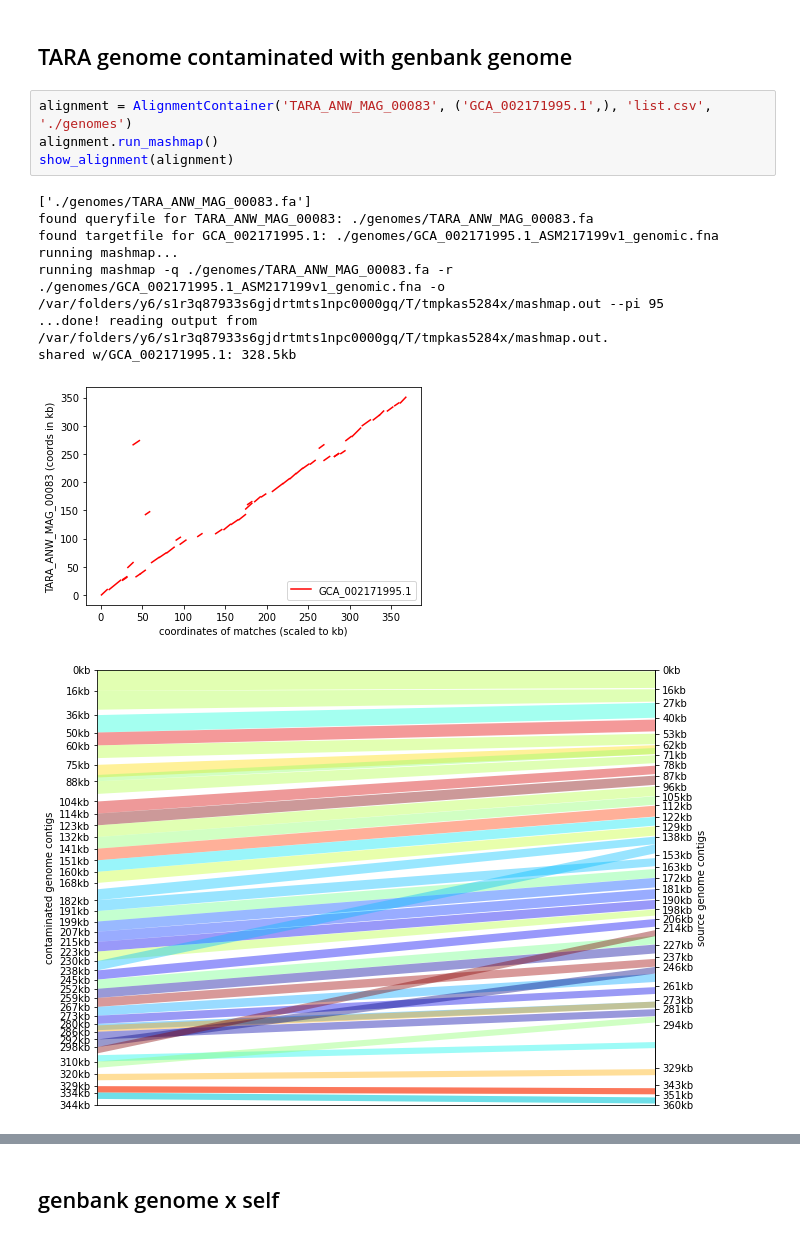
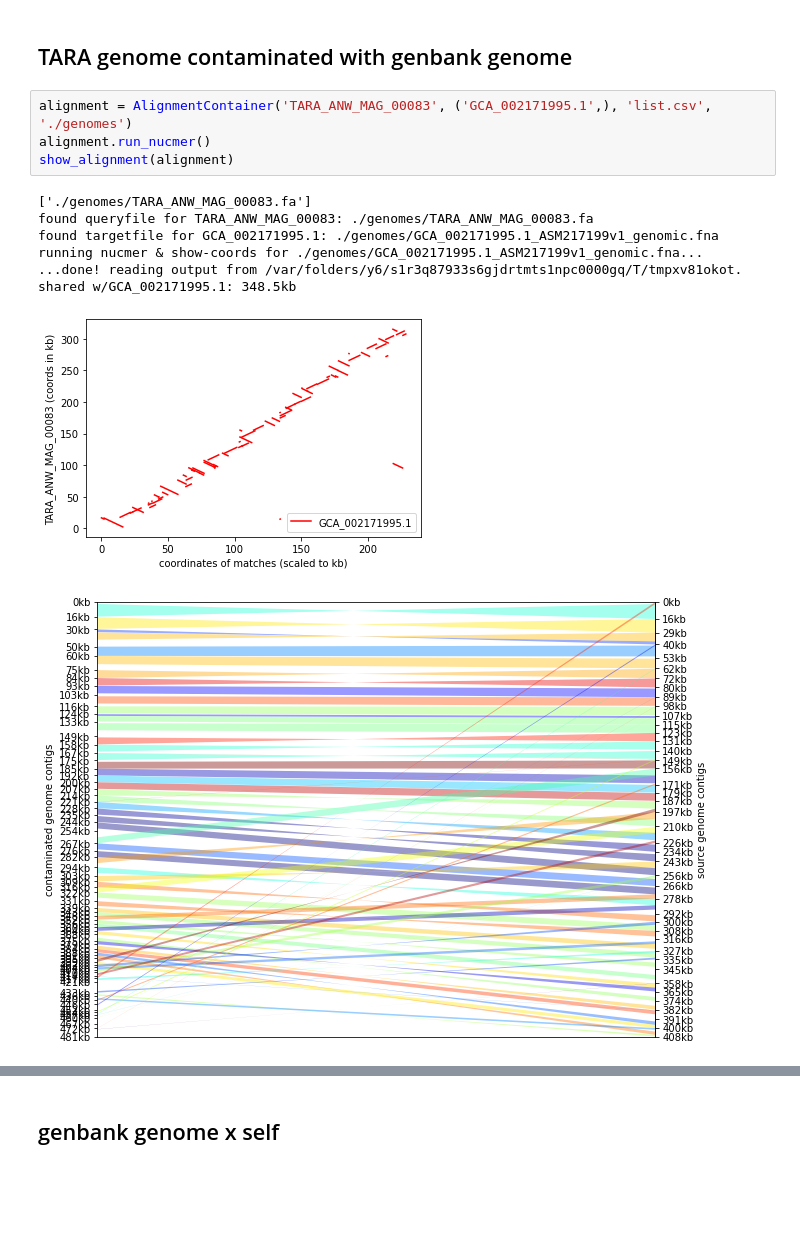
Before and after one commit to ctb/2020-stacked-dot-plots, a Jupyter notebook: examples.ipynb, the cells around one changed output, grey strips where cells are left out. Drawn from its saved outputs; the diff is of its cells as text; blank space fills up the shorter version.

```diff
--- a/examples.ipynb
+++ b/examples.ipynb
@@ -44,15 +44,14 @@ shared w/Acidobacteria bacterium: 775.5kb
 ## TARA genome contaminated with genbank genome
 # %%
 alignment = AlignmentContainer('TARA_ANW_MAG_00083', ('GCA_002171995.1',), 'list.csv', './genomes')
-alignment.run_mashmap()
+alignment.run_nucmer()
 show_alignment(alignment)
 # %% [output]
 ['./genomes/TARA_ANW_MAG_00083.fa']
 found queryfile for TARA_ANW_MAG_00083: ./genomes/TARA_ANW_MAG_00083.fa
 found targetfile for GCA_002171995.1: ./genomes/GCA_002171995.1_ASM217199v1_genomic.fna
-running mashmap...
-running mashmap -q ./genomes/TARA_ANW_MAG_00083.fa -r ./genomes/GCA_002171995.1_ASM217199v1_genomic.fna -o /var/folders/y6/s1r3q87933s6gjdrtmts1npc0000gq/T/tmpkas5284x/mashmap.out --pi 95
-...done! reading output from /var/folders/y6/s1r3q87933s6gjdrtmts1npc0000gq/T/tmpkas5284x/mashmap.out.
-shared w/GCA_002171995.1: 328.5kb
+running nucmer & show-coords for ./genomes/GCA_002171995.1_ASM217199v1_genomic.fna...
+...done! reading output from /var/folders/y6/s1r3q87933s6gjdrtmts1npc0000gq/T/tmpxv81okot.
+shared w/GCA_002171995.1: 348.5kb
-[figure, old version]
+[figure, new version]
-[figure, old version]
+[figure, new version]
```
Also changed, not shown: parts of 6 cells of this notebook, 2 other files.
